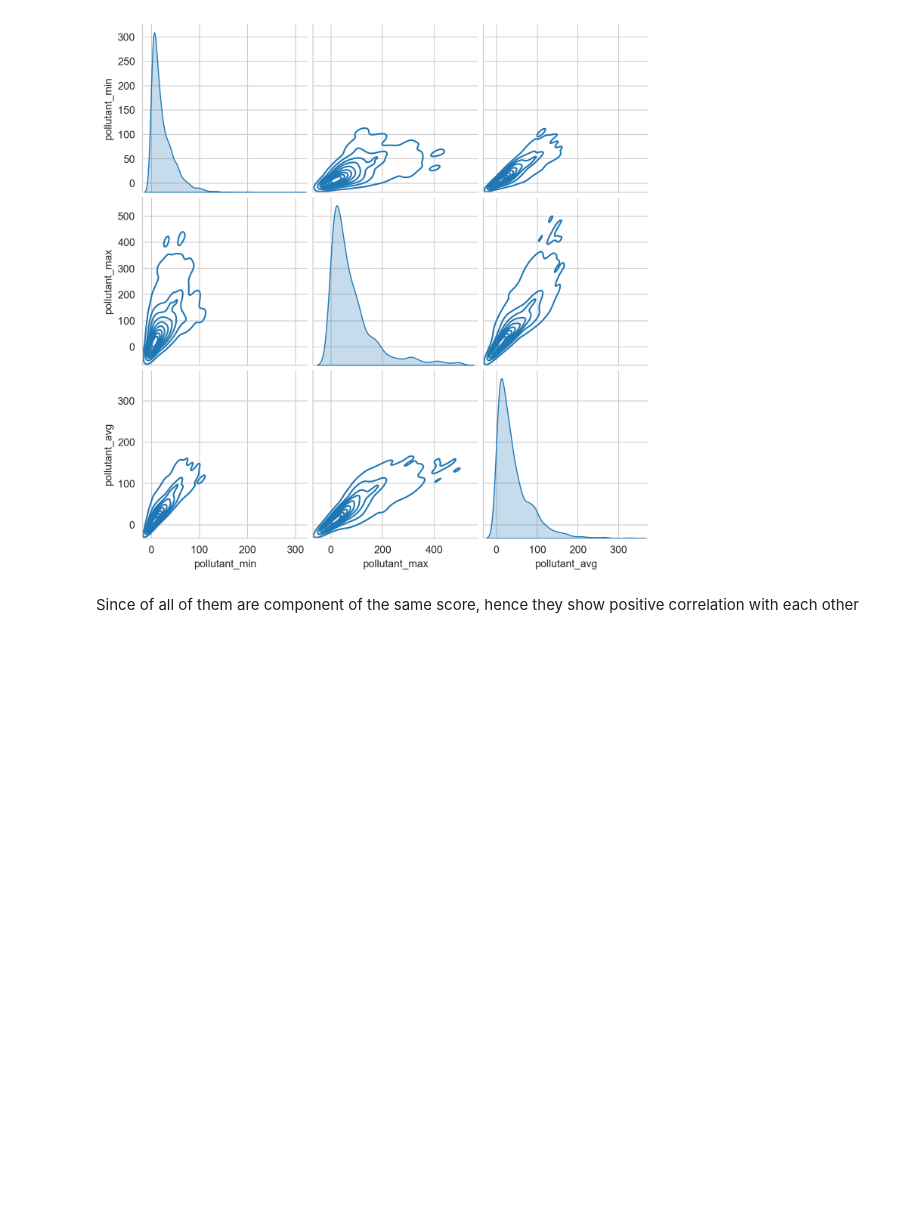
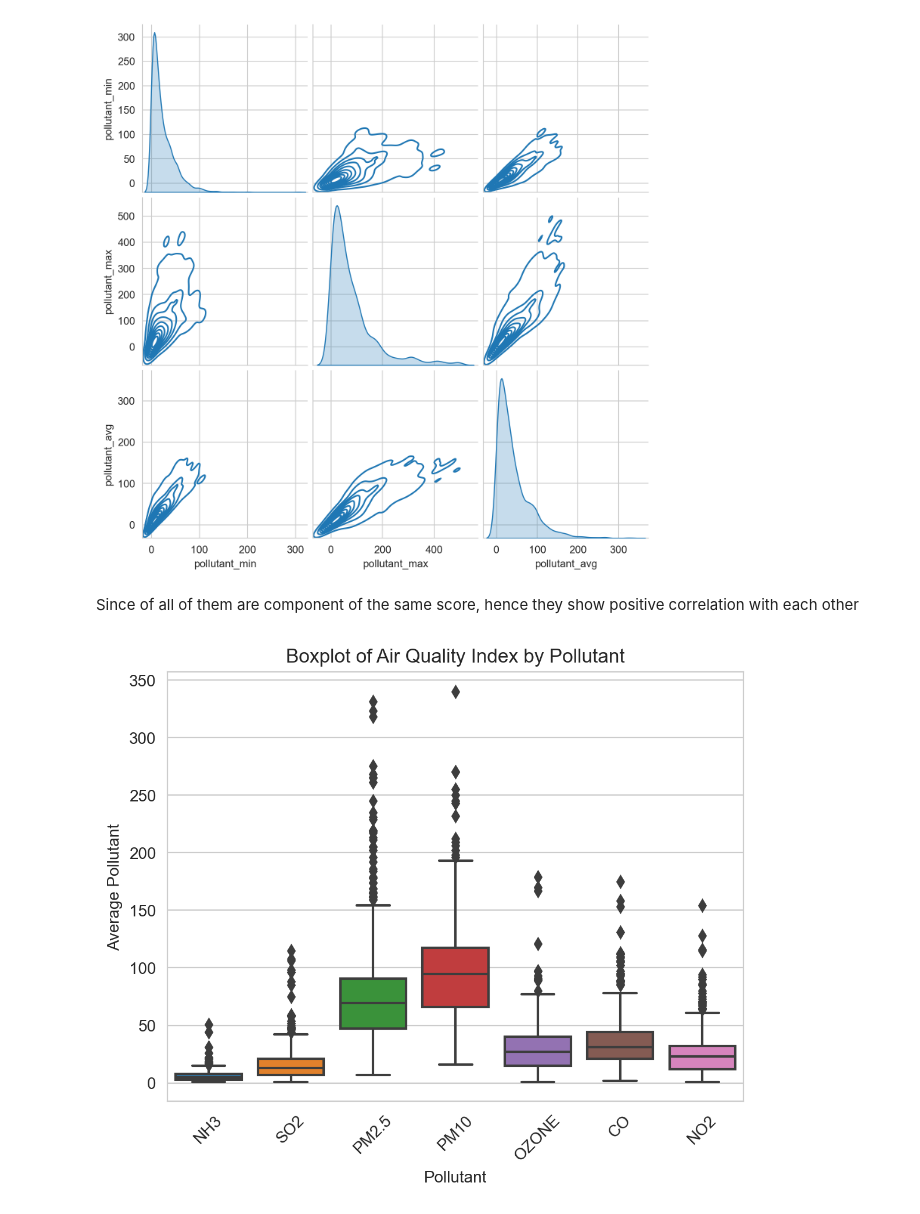
Before and after one commit to Asifdotexe/Air-Quality-Analysis-AQA, a Jupyter notebook: code/issue-5-IAQAPS-exploratory-data-analysis.ipynb, the cells around one changed output. Saved outputs shown, nothing was run; the diff lists cells and outputs as text; code cells hidden in the pictures; blank space fills up the shorter version.

Commit message:
#5 create boxplot for average pollutant against pollulant id

```diff
--- a/code/issue-5-IAQAPS-exploratory-data-analysis.ipynb
+++ b/code/issue-5-IAQAPS-exploratory-data-analysis.ipynb
@@ -88,3 +88,19 @@ plt.show()
 [figure]
 # %% [markdown]
 Since of all of them are component of the same score, hence they show positive correlation with each other
+# %%
+# Create a figure and axis objects using subplots
+fig, ax = plt.subplots()
+
+# Create a boxplot for each pollutant
+sns.boxplot(x='pollutant_id', y='pollutant_avg', data=df, ax=ax)
+# Rotate the x-axis labels for better readability
+plt.xticks(rotation=45)
+# Add labels and title
+plt.xlabel('Pollutant')
+plt.ylabel('Average Pollutant')
+plt.title('Boxplot of Air Quality Index by Pollutant')
+# Show the plot
+plt.show()
+# %% [output]
+[figure, added]
```
